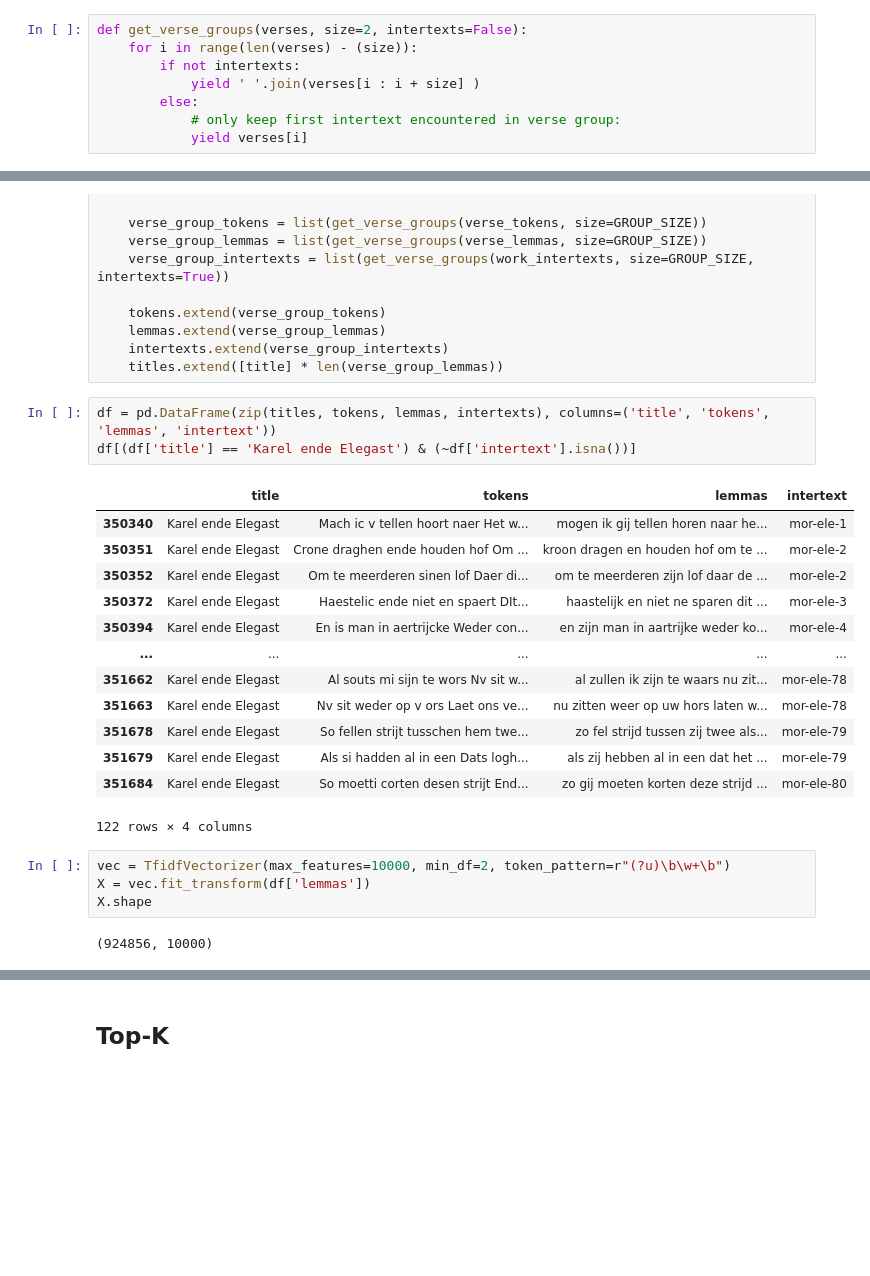
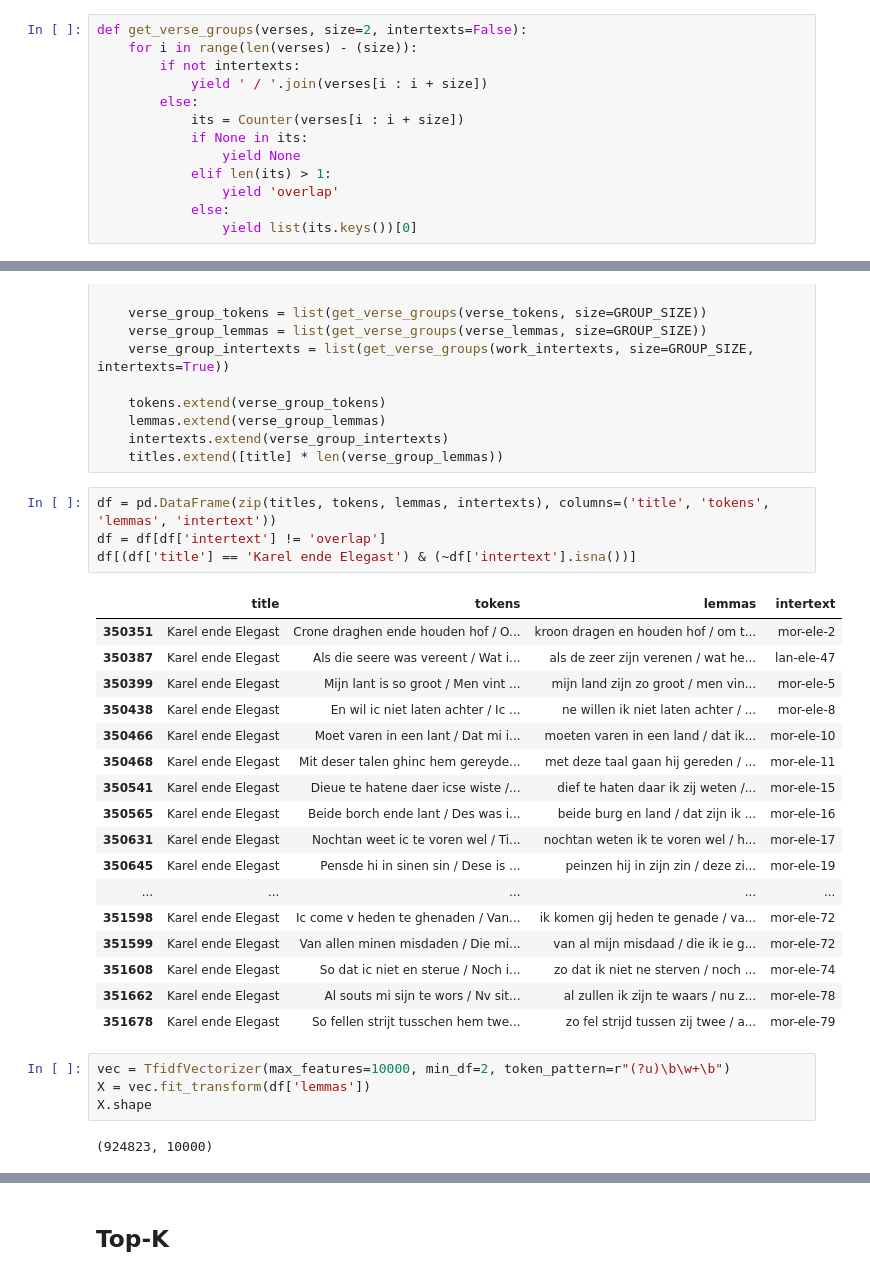
Before and after one commit to mikekestemont/zwerfverzen, a Jupyter notebook: notebooks/intertext.ipynb, the cells around one changed output, grey strips where cells are left out. Cells and saved outputs as stored; diff of their text form; blank space fills up the shorter version.

```diff
--- a/notebooks/intertext.ipynb
+++ b/notebooks/intertext.ipynb
@@ -51,10 +38,15 @@ meta_df.sample(10)
 def get_verse_groups(verses, size=2, intertexts=False):
     for i in range(len(verses) - (size)):
         if not intertexts:
-            yield ' '.join(verses[i : i + size] )
+            yield ' / '.join(verses[i : i + size])
         else:
-            # only keep first intertext encountered in verse group:
-            yield verses[i]
+            its = Counter(verses[i : i + size])
+            if None in its:
+                yield None
+            elif len(its) > 1:
+                yield 'overlap'
+            else:
+                yield list(its.keys())[0]
 # %%
 GROUP_SIZE = 2
 
@@ -110,24 +102,29 @@ for title, group in tqdm(meta_df.groupby('title')):
     titles.extend([title] * len(verse_group_lemmas))
 # %%
 df = pd.DataFrame(zip(titles, tokens, lemmas, intertexts), columns=('title', 'tokens', 'lemmas', 'intertext'))
+df = df[df['intertext'] != 'overlap']
 df[(df['title'] == 'Karel ende Elegast') & (~df['intertext'].isna())]
 # %% [output]
 |  | title | tokens | lemmas | intertext |
-| 350340 | Karel ende Elegast | Mach ic v tellen hoort naer Het w... | mogen ik gij tellen horen naar he... | mor-ele-1 |
-| 350351 | Karel ende Elegast | Crone draghen ende houden hof Om ... | kroon dragen en houden hof om te ... | mor-ele-2 |
-| 350352 | Karel ende Elegast | Om te meerderen sinen lof Daer di... | om te meerderen zijn lof daar de ... | mor-ele-2 |
-| 350372 | Karel ende Elegast | Haestelic ende niet en spaert DIt... | haastelijk en niet ne sparen dit ... | mor-ele-3 |
-| 350394 | Karel ende Elegast | En is man in aertrijcke Weder con... | en zijn man in aartrijke weder ko... | mor-ele-4 |
+| 350351 | Karel ende Elegast | Crone draghen ende houden hof / O... | kroon dragen en houden hof / om t... | mor-ele-2 |
+| 350387 | Karel ende Elegast | Als die seere was vereent / Wat i... | als de zeer zijn verenen / wat he... | lan-ele-47 |
+| 350399 | Karel ende Elegast | Mijn lant is so groot / Men vint ... | mijn land zijn zo groot / men vin... | mor-ele-5 |
+| 350438 | Karel ende Elegast | En wil ic niet laten achter / Ic ... | ne willen ik niet laten achter / ... | mor-ele-8 |
+| 350466 | Karel ende Elegast | Moet varen in een lant / Dat mi i... | moeten varen in een land / dat ik... | mor-ele-10 |
+| 350468 | Karel ende Elegast | Mit deser talen ghinc hem gereyde... | met deze taal gaan hij gereden / ... | mor-ele-11 |
+| 350541 | Karel ende Elegast | Dieue te hatene daer icse wiste /... | dief te haten daar ik zij weten /... | mor-ele-15 |
+| 350565 | Karel ende Elegast | Beide borch ende lant / Des was i... | beide burg en land / dat zijn ik ... | mor-ele-16 |
+| 350631 | Karel ende Elegast | Nochtan weet ic te voren wel / Ti... | nochtan weten ik te voren wel / h... | mor-ele-17 |
+| 350645 | Karel ende Elegast | Pensde hi in sinen sin / Dese is ... | peinzen hij in zijn zin / deze zi... | mor-ele-19 |
 | ... | ... | ... | ... | ... |
-| 351662 | Karel ende Elegast | Al souts mi sijn te wors Nv sit w... | al zullen ik zijn te waars nu zit... | mor-ele-78 |
-| 351663 | Karel ende Elegast | Nv sit weder op v ors Laet ons ve... | nu zitten weer op uw hors laten w... | mor-ele-78 |
-| 351678 | Karel ende Elegast | So fellen strijt tusschen hem twe... | zo fel strijd tussen zij twee als... | mor-ele-79 |
-| 351679 | Karel ende Elegast | Als si hadden al in een Dats logh... | als zij hebben al in een dat het ... | mor-ele-79 |
-| 351684 | Karel ende Elegast | So moetti corten desen strijt End... | zo gij moeten korten deze strijd ... | mor-ele-80 |
+| 351598 | Karel ende Elegast | Ic come v heden te ghenaden / Van... | ik komen gij heden te genade / va... | mor-ele-72 |
+| 351599 | Karel ende Elegast | Van allen minen misdaden / Die mi... | van al mijn misdaad / die ik ie g... | mor-ele-72 |
+| 351608 | Karel ende Elegast | So dat ic niet en sterue / Noch i... | zo dat ik niet ne sterven / noch ... | mor-ele-74 |
+| 351662 | Karel ende Elegast | Al souts mi sijn te wors / Nv sit... | al zullen ik zijn te waars / nu z... | mor-ele-78 |
+| 351678 | Karel ende Elegast | So fellen strijt tusschen hem twe... | zo fel strijd tussen zij twee / a... | mor-ele-79 |
-122 rows × 4 columns
 # %%
 vec = TfidfVectorizer(max_features=10000, min_df=2, token_pattern=r"(?u)\b\w+\b")
 X = vec.fit_transform(df['lemmas'])
 X.shape
 # %% [output]
-(924856, 10000)
+(924823, 10000)
```
Also changed, not shown: parts of 45 cells of this notebook, 3 other files.
